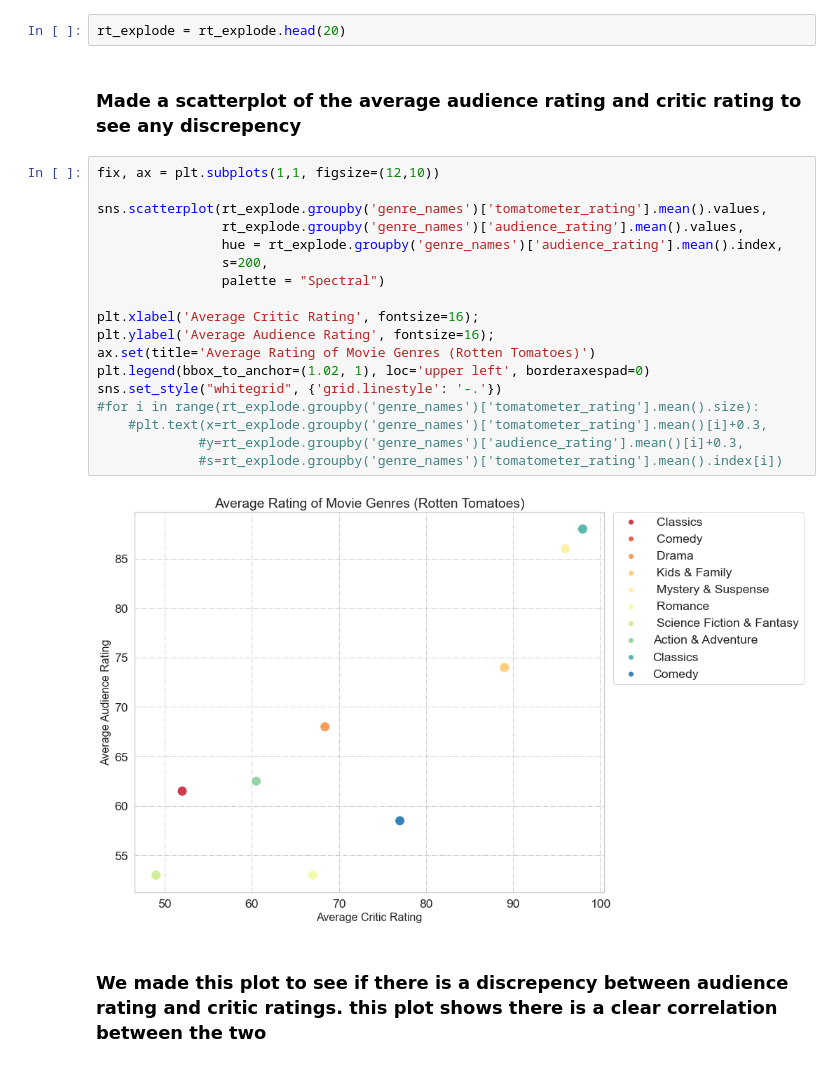
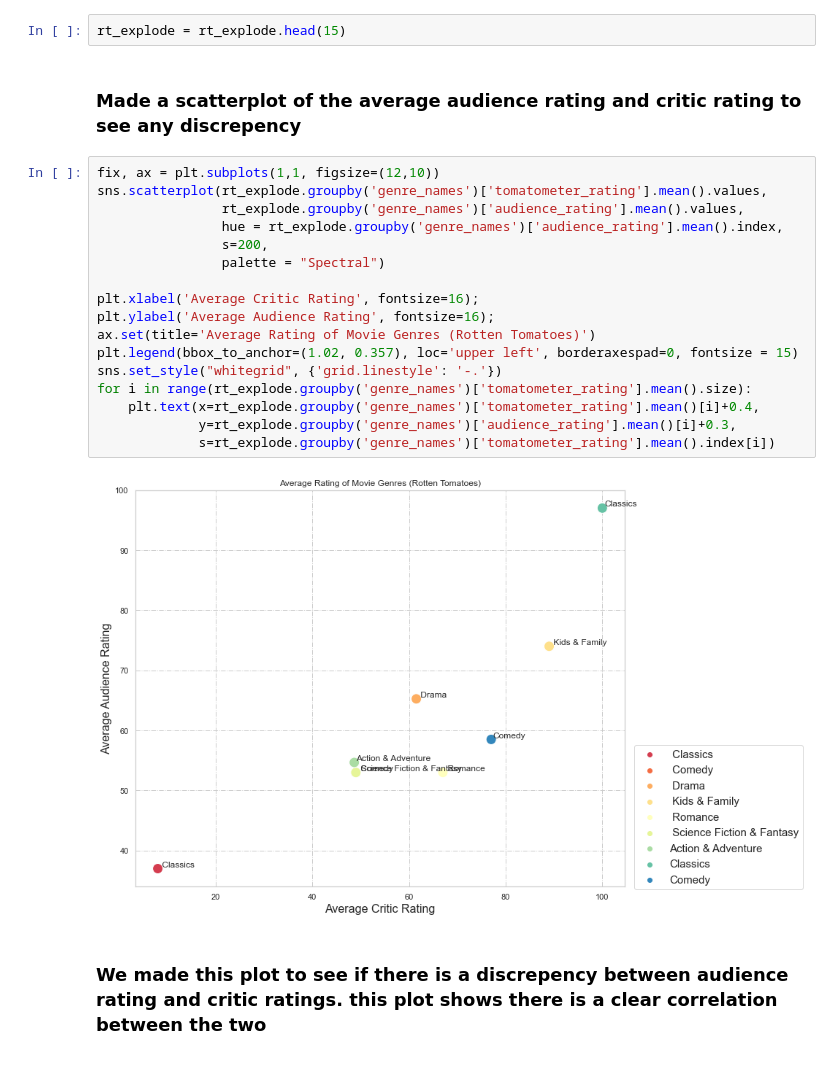
Before and after one commit to LaibahAshfaq/Microsoft-Movie-Analysis-Project, a Jupyter notebook: Final_Notebook.ipynb, the cells around one changed output. Saved outputs shown, nothing was run; the diff lists cells and outputs as text.

```diff
--- a/Final_Notebook.ipynb
+++ b/Final_Notebook.ipynb
@@ -276,28 +276,27 @@ Television                    36.000000
 Western                       65.000000
 Name: tomatometer_rating, dtype: float64
 # %%
-rt_explode = rt_explode.head(20)
+rt_explode = rt_explode.head(15)
 # %% [markdown]
 ### Made a scatterplot of the average audience rating and critic rating to see any discrepency
 # %%
 fix, ax = plt.subplots(1,1, figsize=(12,10))
-
 sns.scatterplot(rt_explode.groupby('genre_names')['tomatometer_rating'].mean().values,
                 rt_explode.groupby('genre_names')['audience_rating'].mean().values,
                 hue = rt_explode.groupby('genre_names')['audience_rating'].mean().index,
                 s=200,
                 palette = "Spectral")
 
 plt.xlabel('Average Critic Rating', fontsize=16);
 plt.ylabel('Average Audience Rating', fontsize=16);
 ax.set(title='Average Rating of Movie Genres (Rotten Tomatoes)')
-plt.legend(bbox_to_anchor=(1.02, 1), loc='upper left', borderaxespad=0)
+plt.legend(bbox_to_anchor=(1.02, 0.357), loc='upper left', borderaxespad=0, fontsize = 15)
 sns.set_style("whitegrid", {'grid.linestyle': '-.'})
-#for i in range(rt_explode.groupby('genre_names')['tomatometer_rating'].mean().size):
-    #plt.text(x=rt_explode.groupby('genre_names')['tomatometer_rating'].mean()[i]+0.3,
-             #y=rt_explode.groupby('genre_names')['audience_rating'].mean()[i]+0.3,
-             #s=rt_explode.groupby('genre_names')['tomatometer_rating'].mean().index[i])
+for i in range(rt_explode.groupby('genre_names')['tomatometer_rating'].mean().size):
+    plt.text(x=rt_explode.groupby('genre_names')['tomatometer_rating'].mean()[i]+0.4,
+             y=rt_explode.groupby('genre_names')['audience_rating'].mean()[i]+0.3,
+             s=rt_explode.groupby('genre_names')['tomatometer_rating'].mean().index[i])
 # %% [output]
-[figure, old version]
+[figure, new version]
 # %% [markdown]
 ### We made this plot to see if there is a discrepency between audience rating and critic ratings. this plot shows there is a clear correlation between the two
```
Also changed, not shown: parts of 2 cells of this notebook.
